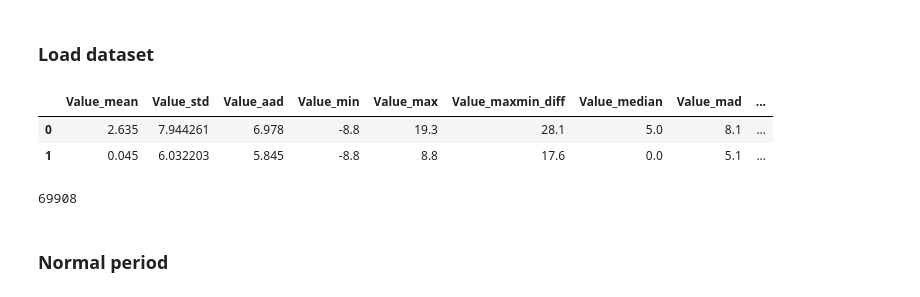
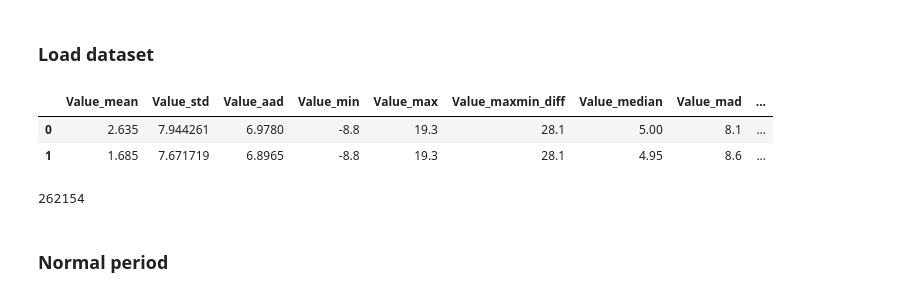
Before and after one commit to lagercarvalho/usad, a Jupyter notebook: USAD.ipynb, the cells around one changed output. Cells and saved outputs as stored; diff of their text form; code cells hidden in the pictures.

```diff
--- a/USAD.ipynb
+++ b/USAD.ipynb
@@ -25,20 +25,20 @@ operable program or batch file.
 # %% [markdown]
 ### Load dataset
 # %%
-file = "SCADA_Station1_11042_10000_label_statistical_20_5"
-dataset = pd.read_csv(f'statistical_data/{file}.csv')
+file = "SCADA_Station1_11042_10000_label_statistical_20_1"
+dataset = pd.read_csv(f'data/{file}.csv')
 
 dataset.head(2)
 # %% [output]
 |  | Value_mean | Value_std | Value_aad | Value_min | Value_max | Value_maxmin_diff | Value_median | Value_mad | ... |
-| 0 | 2.635 | 7.944261 | 6.978 | -8.8 | 19.3 | 28.1 | 5.0 | 8.1 | ... |
-| 1 | 0.045 | 6.032203 | 5.845 | -8.8 | 8.8 | 17.6 | 0.0 | 5.1 | ... |
+| 0 | 2.635 | 7.944261 | 6.9780 | -8.8 | 19.3 | 28.1 | 5.00 | 8.1 | ... |
+| 1 | 1.685 | 7.671719 | 6.8965 | -8.8 | 19.3 | 28.1 | 4.95 | 8.6 | ... |
 # %%
-normal, attack = train_test_split(dataset, test_size=0.2, shuffle=False)
+normal, attack = train_test_split(dataset, test_size=0.4, shuffle=False)
 train_size = len(normal)
 train_size
 # %% [output]
-69908
+262154
 # %% [markdown]
 ### Normal period
 # %%
```
Also changed, not shown: parts of 9 cells of this notebook, 2 other files.
